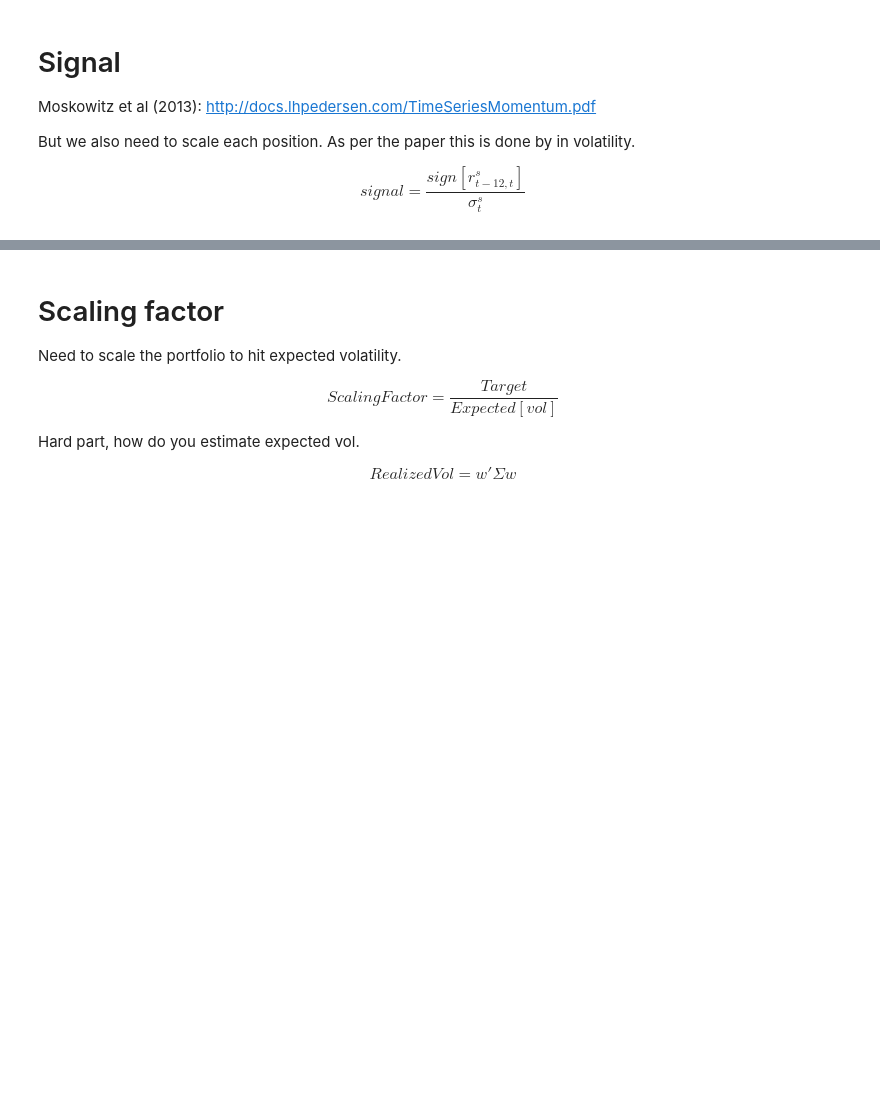
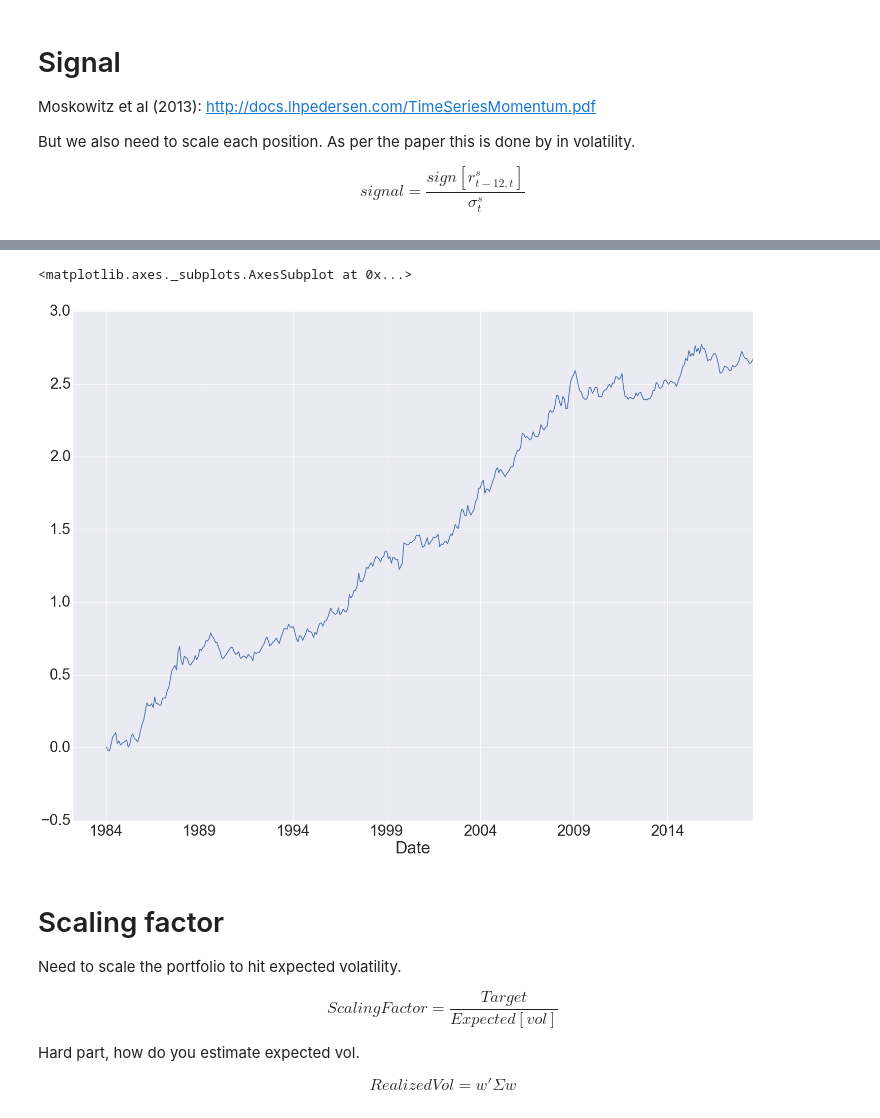
Before and after one commit to mrefermat/quant_finance, a Jupyter notebook: Signal_To_Trading.ipynb, the cells around one changed output, grey strips where cells are left out. Saved outputs shown, nothing was run; the diff lists cells and outputs as text; code cells hidden in the pictures; blank space fills up the shorter version.

```diff
--- a/Signal_To_Trading.ipynb
+++ b/Signal_To_Trading.ipynb
@@ -31,10 +70,10 @@ But we also need to scale each position.  As per the paper this is done by in vo
 
 $$ signal = \frac{sign[r_{t-12,t}^s]}{\sigma_t^s} $$
 # %%
-def tsmom_daily(data,signal_lookback,vol_lookback=20):
-	mul=get_contract_multipliers()[data.columns]
-	vol=pd.ewmstd(data,vol_lookback,min_periods=vol_lookback)*math.sqrt(256)
-	signal=pd.rolling_mean(data,signal_lookback)
-	signal = signal /abs(signal)
-	position=(signal / (vol *mul))
-	return position.shift(1)
+
+vol_lookback=20
+signal_lookback=12
+vol=pd.ewmstd(pct_rtns,vol_lookback,min_periods=vol_lookback)*math.sqrt(256)
+signal=pd.rolling_mean(pct_rtns,signal_lookback)
+signal = signal /abs(signal)
+position=(signal / vol)
@@ -45,3 +93,8 @@ def calc_pnl_wc(position,data,fee=0.0005):
+# %%
+(position.shift()*pct_rtns).mean(axis=1).cumsum().plot()
+# %% [output]
+<matplotlib.axes._subplots.AxesSubplot at 0x...>
+[figure, added]
 # %% [markdown]
 # Scaling factor
 
```
Also changed, not shown: parts of 10 cells of this notebook.
